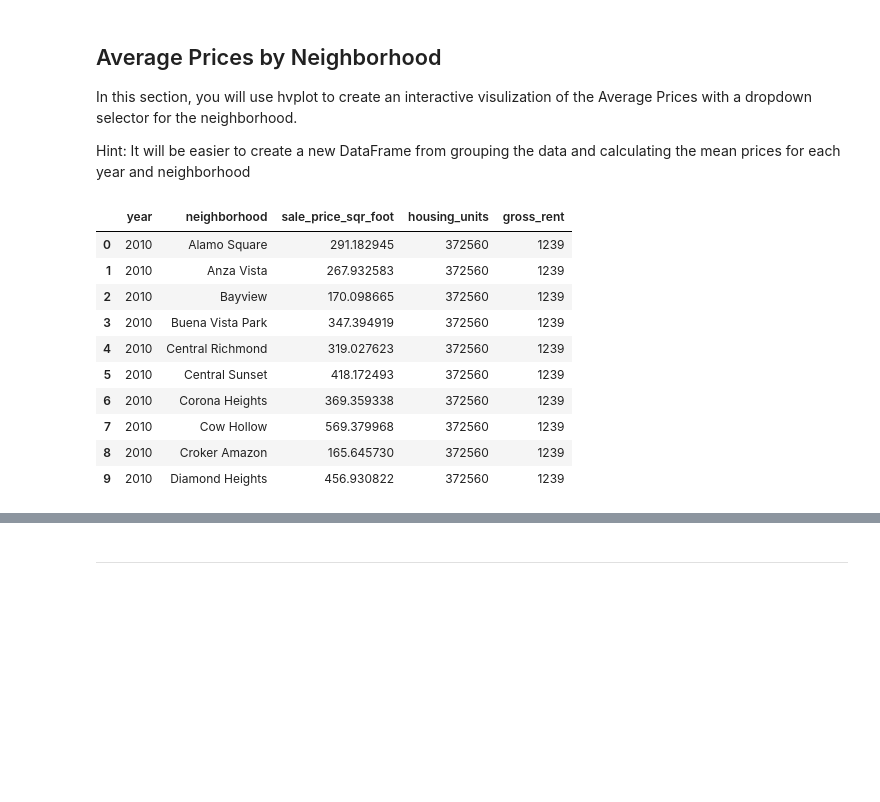
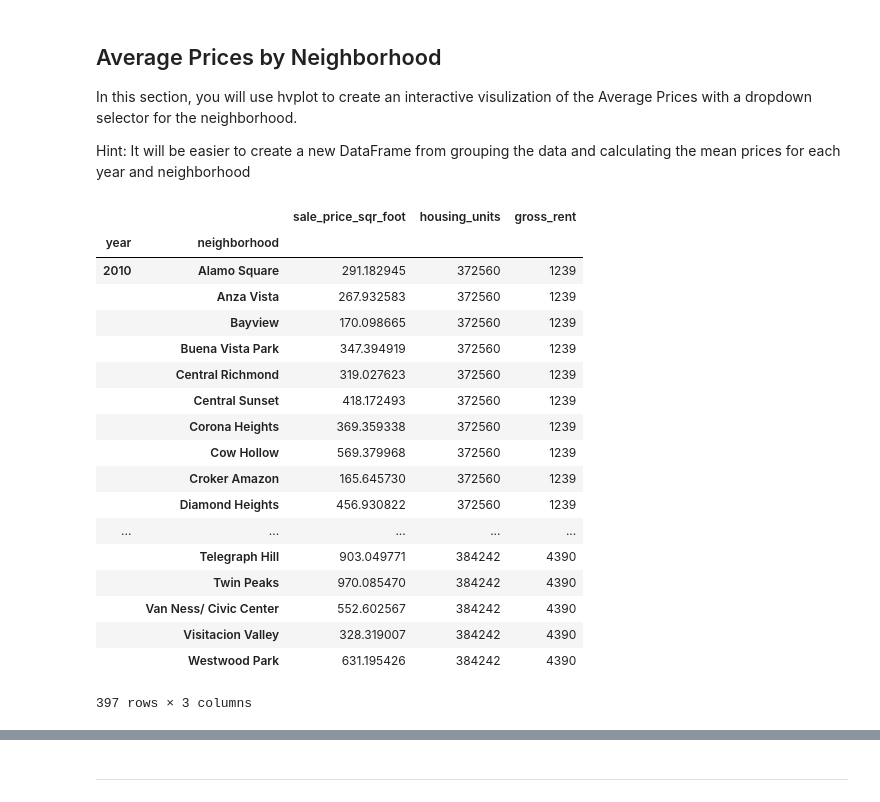
Before and after one commit to aalfiler/pyviz, a Jupyter notebook: Starter_Code/rental_analysis.ipynb, the cells around one changed output, grey strips where cells are left out. Saved outputs shown, nothing was run; the diff lists cells and outputs as text; code cells hidden in the pictures; blank space fills up the shorter version.

```diff
--- a/Starter_Code/rental_analysis.ipynb
+++ b/Starter_Code/rental_analysis.ipynb
@@ -137,19 +215,29 @@ In this section, you will use hvplot to create an interactive visulization of th
 Hint: It will be easier to create a new DataFrame from grouping the data and calculating the mean prices for each year and neighborhood
 # %%
 # Group by year and neighborhood and then create a new dataframe of the mean values
-# YOUR CODE HERE!
+sfo_ave_price_by_hood = sfo_data.groupby(['year', 'neighborhood']).mean()
-# %% [output]
-|  | year | neighborhood | sale_price_sqr_foot | housing_units | gross_rent |
-| 0 | 2010 | Alamo Square | 291.182945 | 372560 | 1239 |
-| 1 | 2010 | Anza Vista | 267.932583 | 372560 | 1239 |
-| 2 | 2010 | Bayview | 170.098665 | 372560 | 1239 |
-| 3 | 2010 | Buena Vista Park | 347.394919 | 372560 | 1239 |
-| 4 | 2010 | Central Richmond | 319.027623 | 372560 | 1239 |
-| 5 | 2010 | Central Sunset | 418.172493 | 372560 | 1239 |
-| 6 | 2010 | Corona Heights | 369.359338 | 372560 | 1239 |
-| 7 | 2010 | Cow Hollow | 569.379968 | 372560 | 1239 |
-| 8 | 2010 | Croker Amazon | 165.645730 | 372560 | 1239 |
-| 9 | 2010 | Diamond Heights | 456.930822 | 372560 | 1239 |
+# %%
+sfo_ave_price_by_hood
+# %% [output]
+|  |  | sale_price_sqr_foot | housing_units | gross_rent |
+| year | neighborhood |  |  |  |
+| 2010 | Alamo Square | 291.182945 | 372560 | 1239 |
+|  | Anza Vista | 267.932583 | 372560 | 1239 |
+|  | Bayview | 170.098665 | 372560 | 1239 |
+|  | Buena Vista Park | 347.394919 | 372560 | 1239 |
+|  | Central Richmond | 319.027623 | 372560 | 1239 |
+|  | Central Sunset | 418.172493 | 372560 | 1239 |
+|  | Corona Heights | 369.359338 | 372560 | 1239 |
+|  | Cow Hollow | 569.379968 | 372560 | 1239 |
+|  | Croker Amazon | 165.645730 | 372560 | 1239 |
+|  | Diamond Heights | 456.930822 | 372560 | 1239 |
+| ... | ... | ... | ... | ... |
+|  | Telegraph Hill | 903.049771 | 384242 | 4390 |
+|  | Twin Peaks | 970.085470 | 384242 | 4390 |
+|  | Van Ness/ Civic Center | 552.602567 | 384242 | 4390 |
+|  | Visitacion Valley | 328.319007 | 384242 | 4390 |
+|  | Westwood Park | 631.195426 | 384242 | 4390 |
+397 rows × 3 columns
 # %%
 # Use hvplot to create an interactive line chart of the average price per sq ft.
 # The plot should have a dropdown selector for the neighborhood
```
Also changed, not shown: parts of 25 cells of this notebook.
